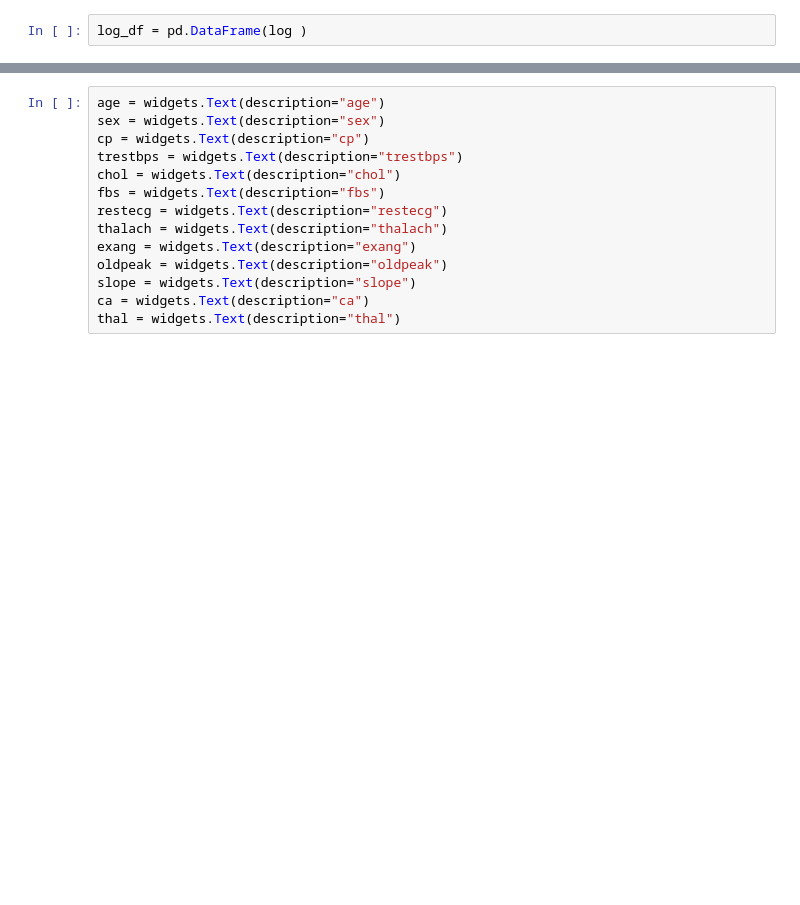
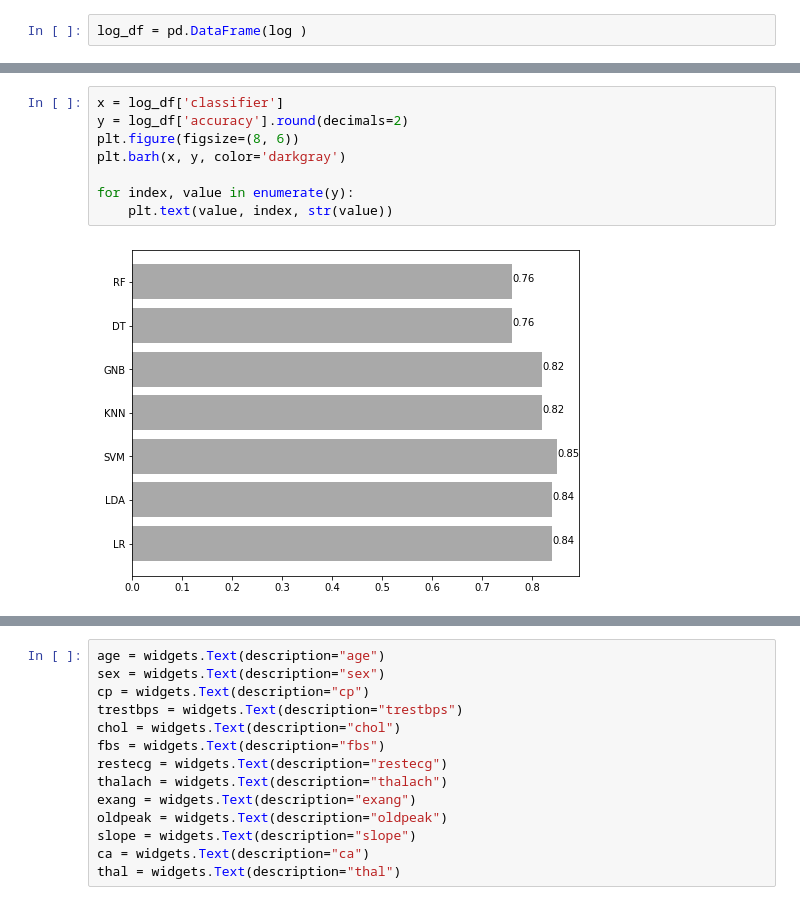
Before and after one commit to nsbisht/S2_Project_AoML_Comparative_Study_of_ML_Classification_Algorithms, a Jupyter notebook: Heart_Disease_Detection/HD.ipynb, the cells around one changed output, grey strips where cells are left out. Saved outputs shown, nothing was run; the diff lists cells and outputs as text; blank space fills up the shorter version.

```diff
--- a/Heart_Disease_Detection/HD.ipynb
+++ b/Heart_Disease_Detection/HD.ipynb
@@ -809,0 +810,10 @@ plt.show()
+# %%
+x = log_df['classifier']
+y = log_df['accuracy'].round(decimals=2)
+plt.figure(figsize=(8, 6))
+plt.barh(x, y, color='darkgray')
+
+for index, value in enumerate(y):
+    plt.text(value, index, str(value))
+# %% [output]
+[figure, added]
```
Also changed, not shown: parts of 2 cells of this notebook, 3 other files.
